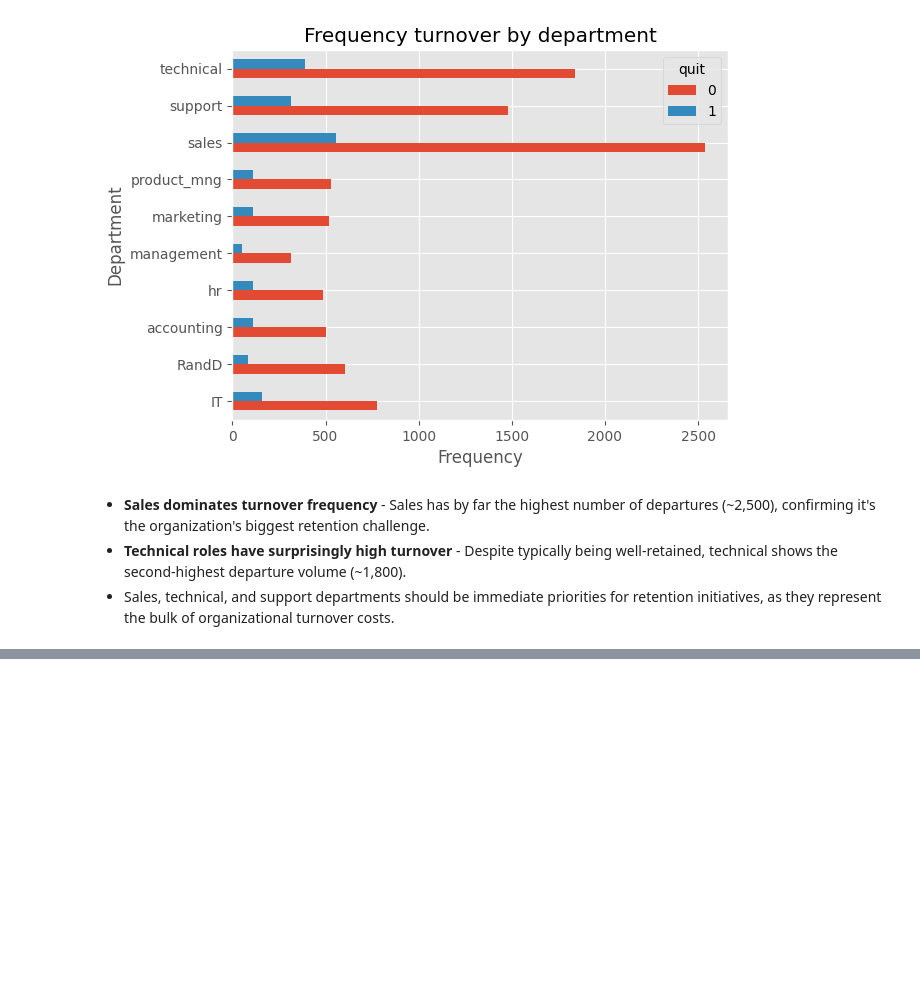
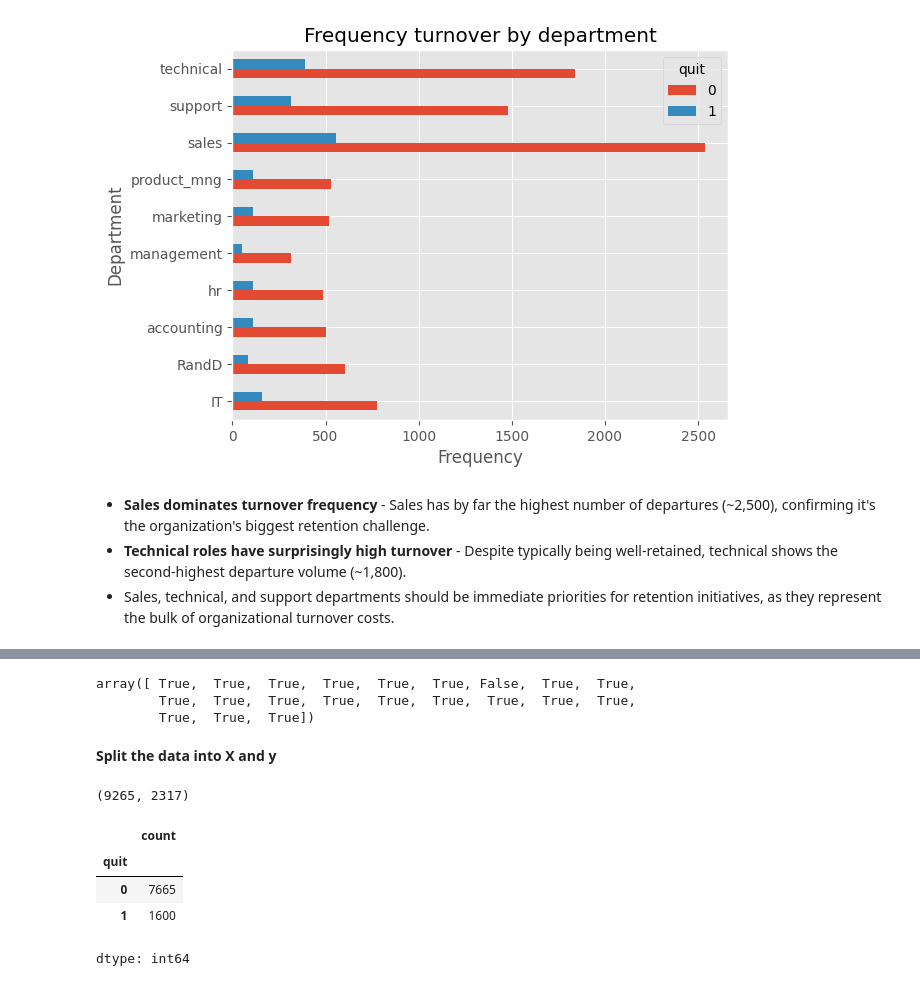
Before and after one commit to nithinbadicodes/AI-ML-Projects, a Jupyter notebook: Employee_Turnover_prediction.ipynb, the cells around one changed output, grey strips where cells are left out. Saved outputs shown, nothing was run; the diff lists cells and outputs as text; code cells hidden in the pictures; blank space fills up the shorter version.

Commit message:
Data preprocessing section has been coded

```diff
--- a/Employee_Turnover_prediction.ipynb
+++ b/Employee_Turnover_prediction.ipynb
@@ -93,0 +116,7 @@ plt.show()
+# %%
+cat_cols = ['department','salary']
+for i in cat_cols:
+  cat_df = pd.get_dummies(df[i],prefix=i,dtype='int')
+  df = df.join(cat_df)
+
+df.head()
@@ -93,0 +131,3 @@ plt.show()
+# %%
+df = df.drop(['department','salary'],axis=1)
+df.head()
@@ -93,0 +142,27 @@ plt.show()
+# %%
+# Creates a boolean list to feed to df.loc[]
+df.columns !='quit'
+# %% [output]
+array([ True,  True,  True,  True,  True,  True, False,  True,  True,
+        True,  True,  True,  True,  True,  True,  True,  True,  True,
+        True,  True,  True])
+# %% [markdown]
+**Split the data into X and y**
+# %%
+X = df.loc[:,df.columns !='quit']
+y = df['quit']
+# %%
+from sklearn.model_selection import train_test_split
+X_train,X_test,y_train,y_test = train_test_split(X,y,test_size=0.2,random_state=42,stratify=y)
+len(X_train),len(X_test)
+# %% [output]
+(9265, 2317)
+# %%
+# Inputing stratify = y gives the same ratio as the original dataset
+pd.Series(y_train).value_counts()
+# %% [output]
+|  | count |
+| quit |  |
+| 0 | 7665 |
+| 1 | 1600 |
+dtype: int64
```
Also changed, not shown: parts of 6 cells of this notebook.
